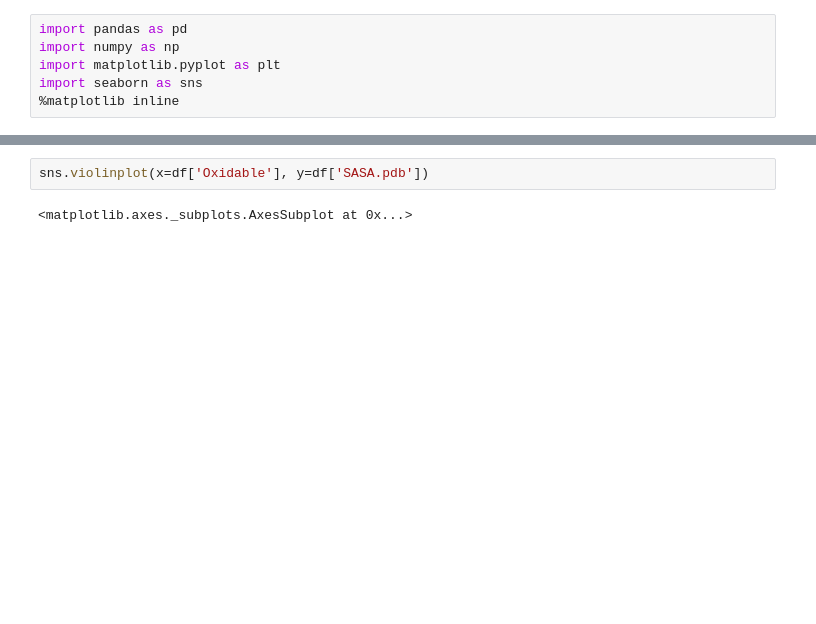
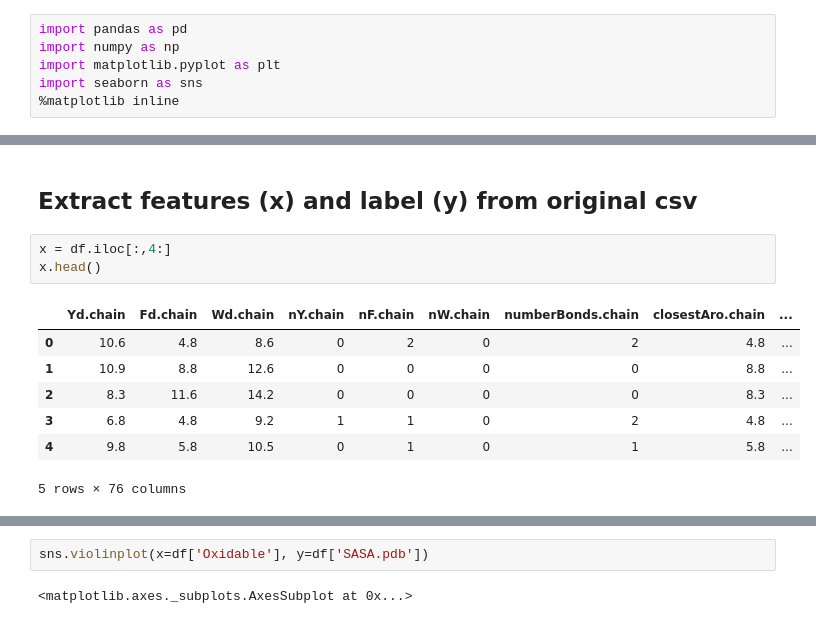
Before and after one commit to pnucci/data-sci-xp, a Jupyter notebook: Methionine.ipynb, the cells around one changed output, grey strips where cells are left out. Cells and saved outputs as stored; diff of their text form; blank space fills up the shorter version.

```diff
--- a/Methionine.ipynb
+++ b/Methionine.ipynb
@@ -35,0 +26,13 @@ df
+# %% [markdown]
+## Extract features (x) and label (y) from original csv
+# %%
+x = df.iloc[:,4:]
+x.head()
+# %% [output]
+|  | Yd.chain | Fd.chain | Wd.chain | nY.chain | nF.chain | nW.chain | numberBonds.chain | closestAro.chain | ... |
+| 0 | 10.6 | 4.8 | 8.6 | 0 | 2 | 0 | 2 | 4.8 | ... |
+| 1 | 10.9 | 8.8 | 12.6 | 0 | 0 | 0 | 0 | 8.8 | ... |
+| 2 | 8.3 | 11.6 | 14.2 | 0 | 0 | 0 | 0 | 8.3 | ... |
+| 3 | 6.8 | 4.8 | 9.2 | 1 | 1 | 0 | 2 | 4.8 | ... |
+| 4 | 9.8 | 5.8 | 10.5 | 0 | 1 | 0 | 1 | 5.8 | ... |
+5 rows × 76 columns
```
Also changed, not shown: parts of 14 cells of this notebook.
